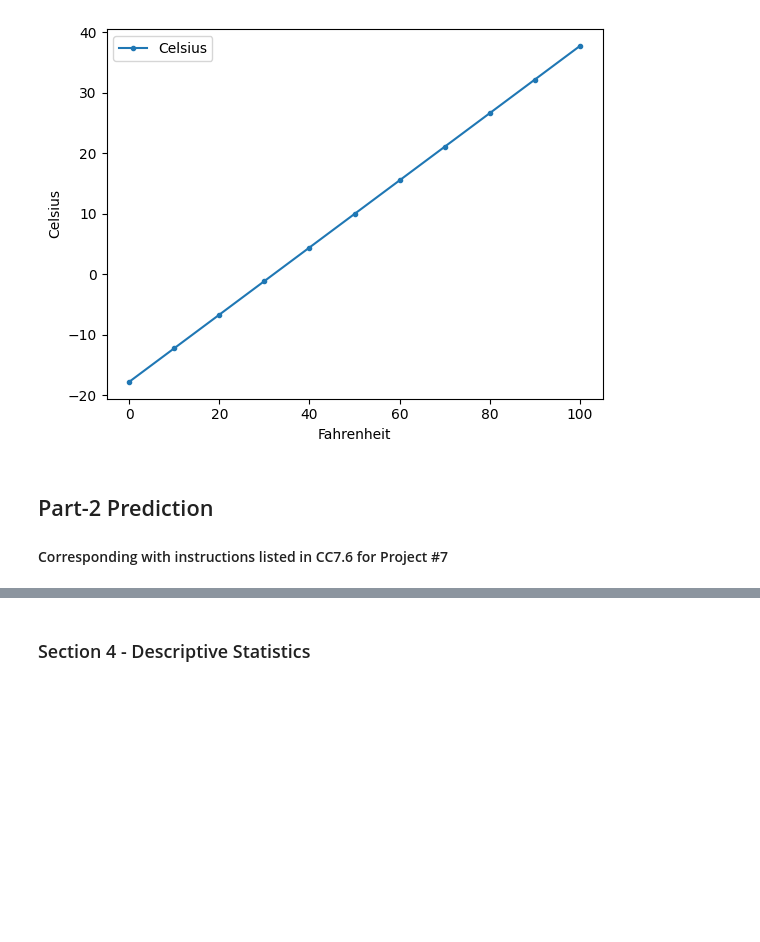
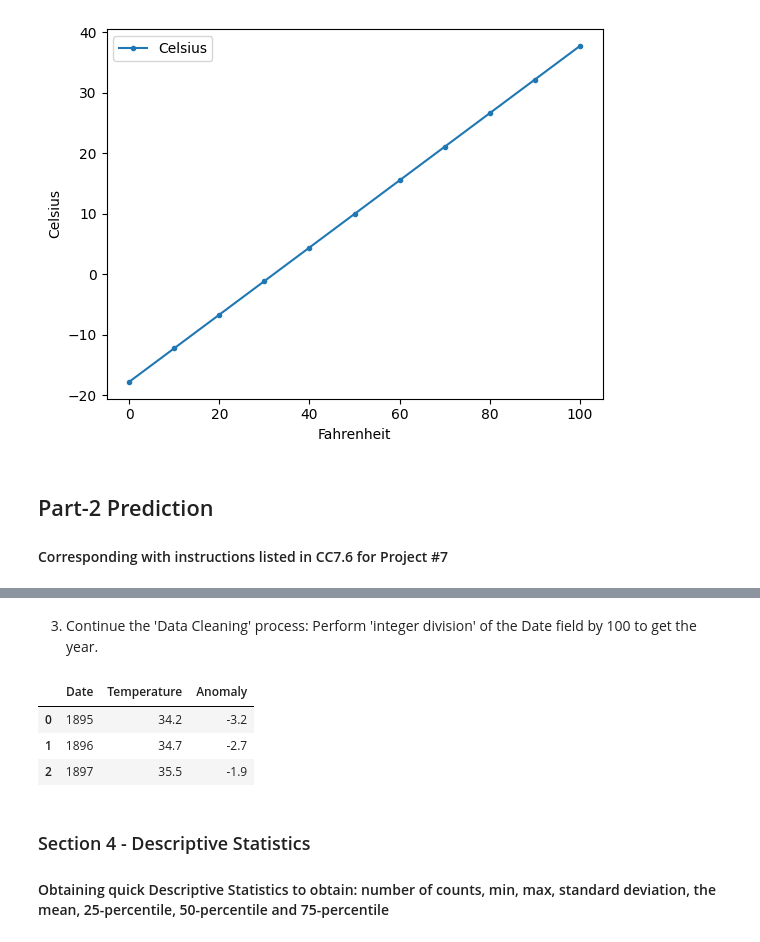
Before and after one commit to ctranimal/datafun-07-ml, a Jupyter notebook: tran_ml_version_01.ipynb, the cells around one changed output, grey strips where cells are left out. Drawn from its saved outputs; the diff is of its cells as text; code cells hidden in the pictures; blank space fills up the shorter version.

```diff
--- a/tran_ml_version_01.ipynb
+++ b/tran_ml_version_01.ipynb
@@ -41,2 +85,13 @@ y_label = axes.set_ylabel('Celsius')
+# %% [markdown]
+3. Continue the 'Data Cleaning' process: Perform 'integer division' of the Date field by 100 to get the year.
+# %%
+nyc_df.Date = nyc_df.Date.floordiv(100)
+nyc_df.head(3)
+# %% [output]
+|  | Date | Temperature | Anomaly |
+| 0 | 1895 | 34.2 | -3.2 |
+| 1 | 1896 | 34.7 | -2.7 |
+| 2 | 1897 | 35.5 | -1.9 |
 # %% [markdown]
 ### Section 4 - Descriptive Statistics
+#### Obtaining quick Descriptive Statistics to obtain: number of counts, min, max, standard deviation, the mean, 25-percentile, 50-percentile and 75-percentile
```
Also changed, not shown: parts of 17 cells of this notebook, 2 other files.
